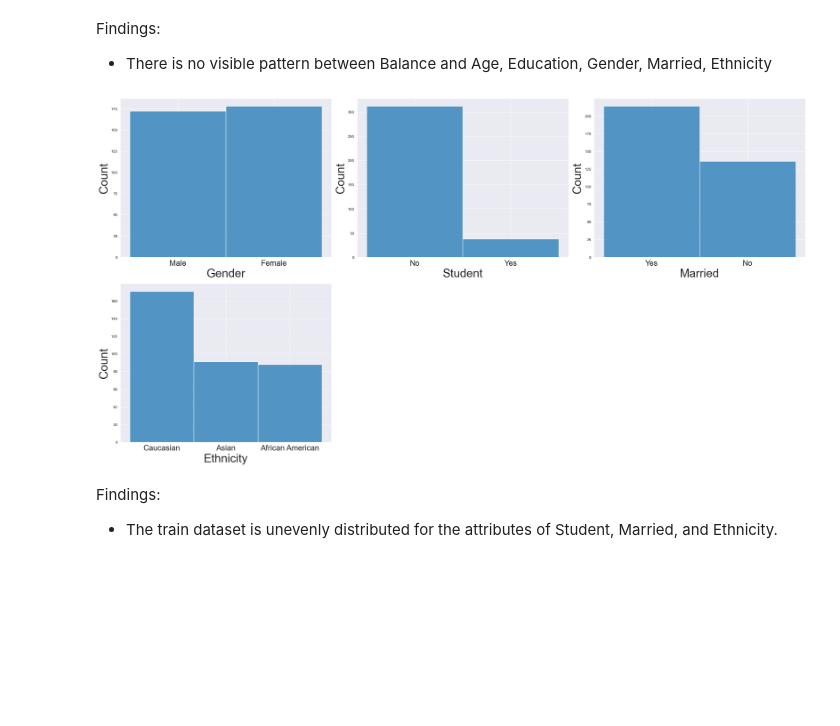
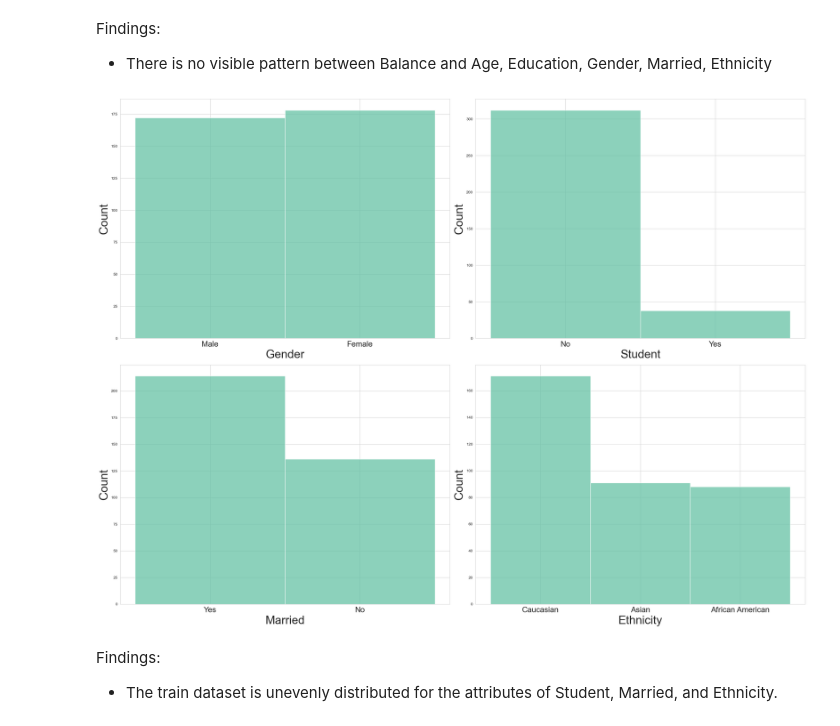
Before and after one commit to nina-prog/prac-smart-data-analytics, a Jupyter notebook: notebooks/exercise-01/240426_Johannes_credit_data_evaluation.ipynb, the cells around one changed output. Drawn from its saved outputs; the diff is of its cells as text; code cells hidden in the pictures; blank space fills up the shorter version.

```diff
--- a/notebooks/exercise-01/240426_Johannes_credit_data_evaluation.ipynb
+++ b/notebooks/exercise-01/240426_Johannes_credit_data_evaluation.ipynb
@@ -2,6 +2,9 @@
 import pandas as pd
 import matplotlib.pyplot as plt
 import seaborn as sns
+
+sns.set_style("whitegrid")
+sns.set_palette("Set2")
 # %% [markdown]
 Config parameters:
 # %%
@@ -186,21 +189,21 @@ Findings:
 # %%
 # Plot count plots for categorical variables
 categorical_cols = df_train.columns[7:11]
 
 import numpy as np
-sqr_n= round(np.sqrt(len(categorical_cols))) + 1
+sqr_n= round(np.sqrt(len(categorical_cols)))
 
 plt.figure(figsize=(25.6, 19.2))
 for i, col in enumerate(categorical_cols, 1):
     plt.subplot(sqr_n,sqr_n,i)
     sns.histplot(df_train[col])
     plt.xlabel(col, fontsize=30)
     plt.ylabel('Count', fontsize=30)
     plt.xticks(fontsize=20)
 plt.tight_layout()
 plt.show()
 # %% [output]
-[figure, old version]
+[figure, new version]
 # %% [markdown]
 Findings:
 * The train dataset is unevenly distributed for the attributes of Student, Married, and Ethnicity.
```
Also changed, not shown: parts of 1 cell of this notebook.
